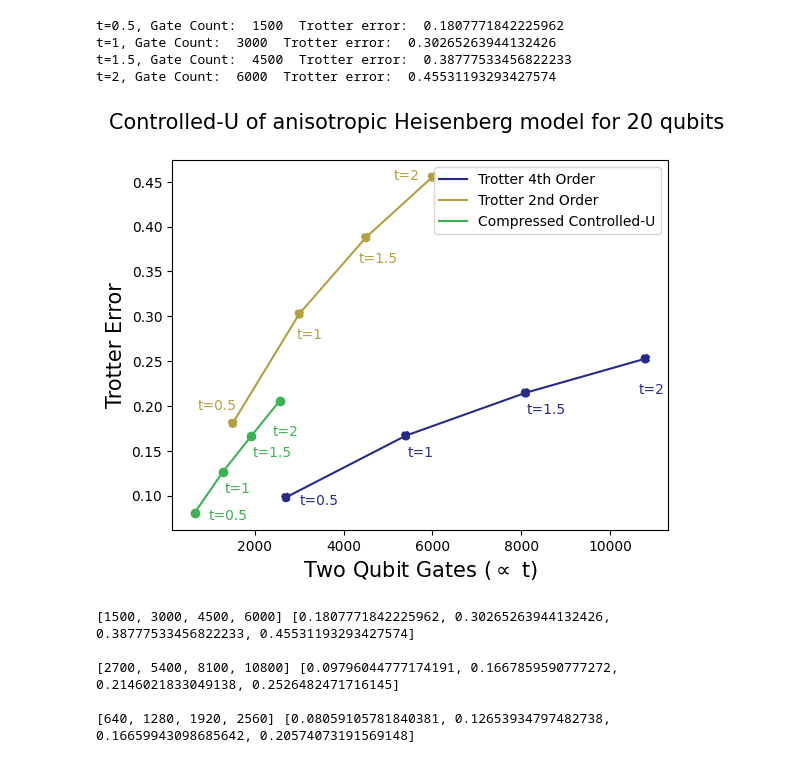
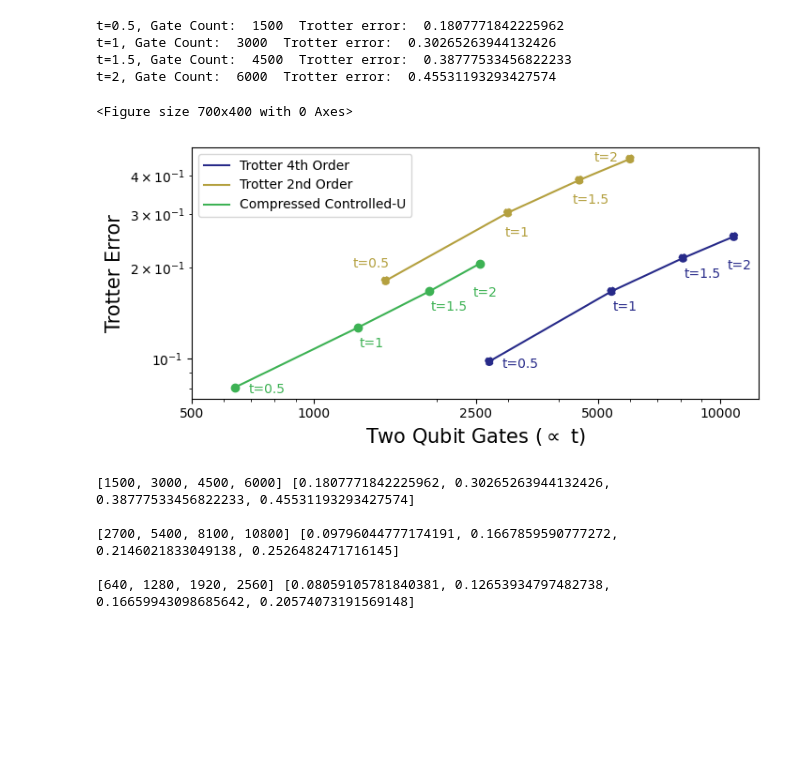
Before and after one commit to erenaykrcn/ccU, a Jupyter notebook: examples/heisenberg1d/heisenberg1d_111_SPARSE.ipynb, the cells around one changed output. Drawn from its saved outputs; the diff is of its cells as text; code cells hidden in the pictures; blank space fills up the shorter version.

```diff
--- a/examples/heisenberg1d/heisenberg1d_111_SPARSE.ipynb
+++ b/examples/heisenberg1d/heisenberg1d_111_SPARSE.ipynb
@@ -354,40 +354,53 @@ t=1, Gate Count:  3000  Trotter error:  0.30265263944132426
 t=1.5, Gate Count:  4500  Trotter error:  0.38777533456822233
 t=2, Gate Count:  6000  Trotter error:  0.45531193293427574
 # %%
+import matplotlib
+plt.subplots_adjust(left=0.2, bottom=0.1, right=0.9, top=0.8, wspace=0.1, hspace=0.2)
+plt.rcParams["figure.figsize"] = (7, 3.5)
+import matplotlib as mpl
+mpl.rcParams['figure.dpi'] = 100
+
+fig1, ax1 = plt.subplots()
 color1 = (39/256, 42/256  , 138/256)
 color2 = (61/256, 179/256 , 84/256 )
 color3 = (181/256, 161/256, 63/256 )
 plt.xlabel(r'Two Qubit Gates ($\propto$ t)', size=15)
 plt.ylabel('Trotter Error', size=15)
 plt.yticks([0.1, 0.15, 0.2, 0.25, 0.3, 0.35, 0.4, 0.45])
 
 plt.plot(trotter4_cxs, trotter4_errs, label=r"Trotter 4th Order", color=color1)
 plt.scatter(trotter4_cxs, trotter4_errs, ls='--', color=color1)
 plt.plot(trotter2_cxs, trotter2_errs, label=r"Trotter 2nd Order", color=color3)
 plt.scatter(trotter2_cxs, trotter2_errs, ls='--', color=color3)
 plt.plot(ccU_cxs, ccU_errs, label=r"Compressed Controlled-U", color=color2)
 plt.scatter(ccU_cxs, ccU_errs, color=color2)
 
 annotations = [("t=0.5", (10, -5)), ("t=1", (1, -15)), ("t=1.5", (1, -15)), ("t=2", (-5, -25))]
 for xi, yi, text in zip(trotter4_cxs, trotter4_errs, annotations):
     plt.annotate(text[0], xy=(xi, yi), xycoords='data', size=10, xytext=text[1], textcoords='offset points', color=color1)
 
 annotations = [("t=0.5", (10, -5)), ("t=1", (1, -15)), ("t=1.5", (1, -15)), ("t=2", (-5, -25))]
 for xi, yi, text in zip(ccU_cxs, ccU_errs, annotations):
     plt.annotate(text[0], xy=(xi, yi), xycoords='data', size=10, xytext=text[1], textcoords='offset points', color=color2)
 
 annotations = [("t=0.5", (-25, 10)), ("t=1", (-2, -18)), ("t=1.5", (-5, -18)), ("t=2", (-28, -2))]
 for xi, yi, text in zip(trotter2_cxs, trotter2_errs, annotations):
     plt.annotate(text[0], xy=(xi, yi), xycoords='data', size=10, xytext=text[1], textcoords='offset points', color=color3)
 
-plt.legend(loc="upper right", prop={'size': 10})
-#plt.xscale('log')
-plt.title("Controlled-U of anisotropic Heisenberg model for 20 qubits \n", size=15)
-#plt.savefig('./figs/heisenberg1d_111_trotter_and_cxs.pdf', dpi=300)
-plt.savefig('./figs/heisenberg1d_111_trotter_and_cxs.png', dpi=300)
+plt.tight_layout()
+plt.legend(loc="upper left", prop={'size': 10})
+#plt.title("Controlled-U of anisotropic Heisenberg model for 20 qubits \n", size=15)
+
+ax1.set_xscale('log')
+ax1.set_yscale('log')
+ax1.set_xticks([500, 1000, 2500, 5000, 10000])
+ax1.get_xaxis().set_major_formatter(matplotlib.ticker.ScalarFormatter())
+plt.savefig('./figs/heisenberg1d_111_trotter_and_cxs.pdf', dpi=300, bbox_inches='tight')
+#plt.savefig('./figs/heisenberg1d_111_trotter_and_cxs.png', dpi=300, bbox_inches='tight')
 plt.show()
 # %% [output]
+<Figure size 700x400 with 0 Axes>
-[figure, old version]
+[figure, new version]
 # %%
 print(trotter2_cxs, trotter2_errs, '\n')
 
```
Also changed, not shown: 22 other files.
